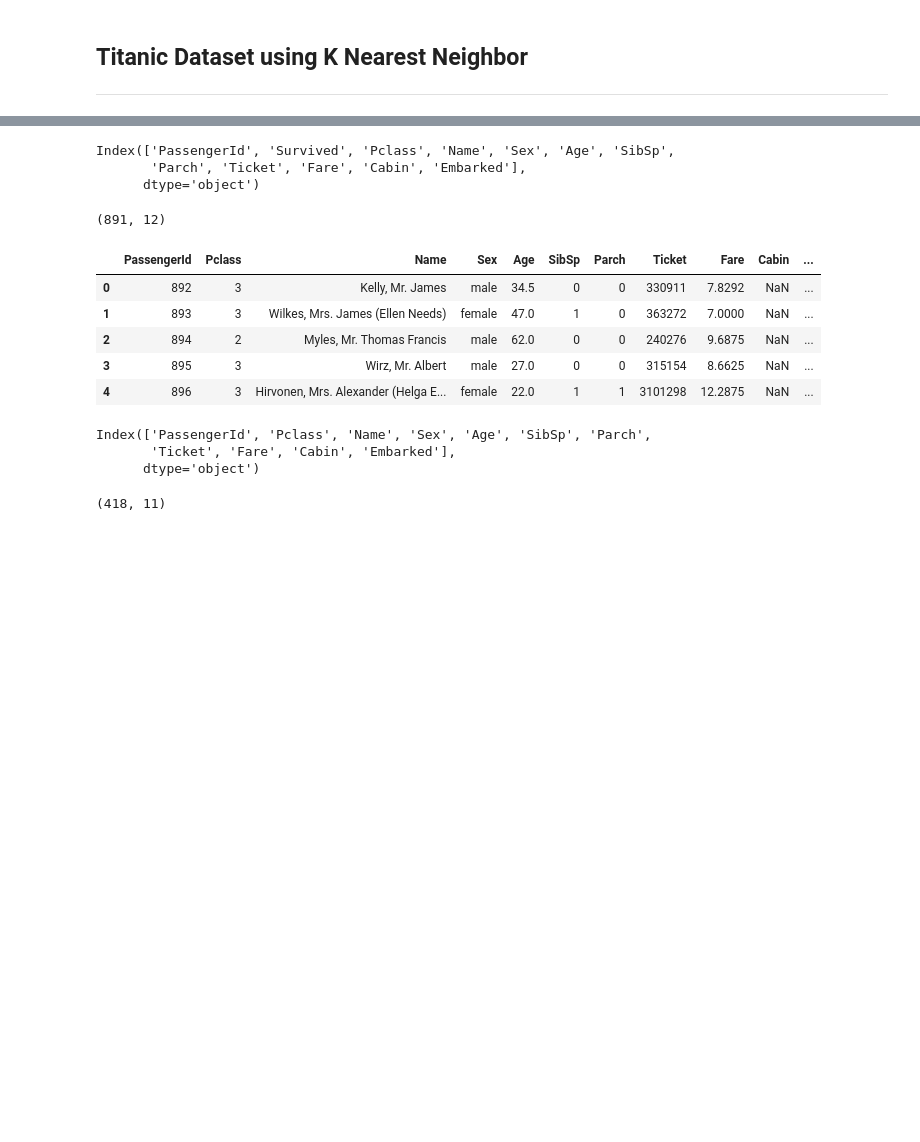
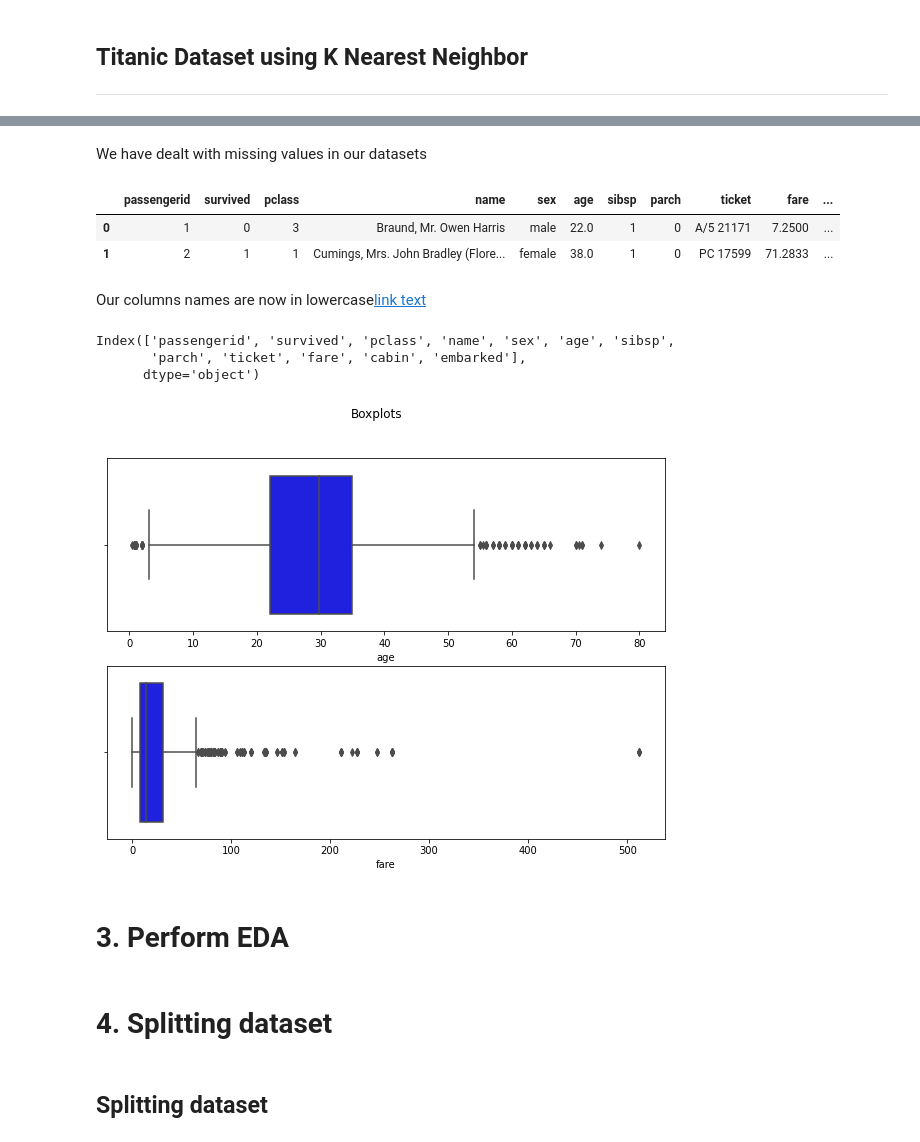
Before and after one commit to PrecyMaeMwanyungu/Performing_K-Nearest-Neighbors_-and_-Naive_Bayes_Classification_using_Scikit-learn, a Jupyter notebook: Week9_IP_Precy_Mae_(Dataset_1_KNN).ipynb, the cells around one changed output, grey strips where cells are left out. Saved outputs shown, nothing was run; the diff lists cells and outputs as text; code cells hidden in the pictures; blank space fills up the shorter version.

```diff
--- a/Week9_IP_Precy_Mae_(Dataset_1_KNN).ipynb
+++ b/Week9_IP_Precy_Mae_(Dataset_1_KNN).ipynb
@@ -26,0 +63,9 @@ train.head()
+# %%
+# Changing the column datatypes (object) of the data we'll be using into category
+train['Name'] = train.Name.astype('category')
+train['Sex'] = train.Sex.astype('category')
+train['Ticket'] = train.Ticket.astype('category')
+train['Cabin'] = train.Cabin.astype('category')
+train['Survived'] = train.Survived.astype('category')
+train['Embarked'] = train.Embarked.astype('category')
+train.dtypes
@@ -26,0 +120,10 @@ train.head()
+# %%
+# Filling missing values in train dataset
+#
+# Filling missing values in age with the mean
+train['Age']=train['Age'].fillna(train['Age'].mean())
+#
+# Filling missing values in cabin with the
+train['Cabin']=train['Cabin'].fillna(train['Cabin'].mode().iloc[0])
+#
+train['Embarked']=train['Embarked'].fillna(train['Embarked'].mode().iloc[0])
@@ -27,29 +168,31 @@ train.head()
+# %% [markdown]
+We have dealt with missing values in our datasets
+# %%
+# Data cleaning procedures, fixing column names
+#
+train.columns= train.columns.str.strip().str.lower().str.replace(' ','_')
+train.head(2)
+# %% [output]
+|  | passengerid | survived | pclass | name | sex | age | sibsp | parch | ticket | fare | ... |
+| 0 | 1 | 0 | 3 | Braund, Mr. Owen Harris | male | 22.0 | 1 | 0 | A/5 21171 | 7.2500 | ... |
+| 1 | 2 | 1 | 1 | Cumings, Mrs. John Bradley (Flore... | female | 38.0 | 1 | 0 | PC 17599 | 71.2833 | ... |
+# %% [markdown]
+Our columns names are now in lowercase[link text](https://)
 # %%
 train.columns
 # %% [output]
-Index(['PassengerId', 'Survived', 'Pclass', 'Name', 'Sex', 'Age', 'SibSp',
-       'Parch', 'Ticket', 'Fare', 'Cabin', 'Embarked'],
+Index(['passengerid', 'survived', 'pclass', 'name', 'sex', 'age', 'sibsp',
+       'parch', 'ticket', 'fare', 'cabin', 'embarked'],
       dtype='object')
-# %%
-train.shape
-# %% [output]
-(891, 12)
-# %%
-test.head()
-# %% [output]
-|  | PassengerId | Pclass | Name | Sex | Age | SibSp | Parch | Ticket | Fare | Cabin | ... |
-| 0 | 892 | 3 | Kelly, Mr. James | male | 34.5 | 0 | 0 | 330911 | 7.8292 | NaN | ... |
-| 1 | 893 | 3 | Wilkes, Mrs. James (Ellen Needs) | female | 47.0 | 1 | 0 | 363272 | 7.0000 | NaN | ... |
-| 2 | 894 | 2 | Myles, Mr. Thomas Francis | male | 62.0 | 0 | 0 | 240276 | 9.6875 | NaN | ... |
-| 3 | 895 | 3 | Wirz, Mr. Albert | male | 27.0 | 0 | 0 | 315154 | 8.6625 | NaN | ... |
-| 4 | 896 | 3 | Hirvonen, Mrs. Alexander (Helga E... | female | 22.0 | 1 | 1 | 3101298 | 12.2875 | NaN | ... |
-# %%
-test.columns
-# %% [output]
-Index(['PassengerId', 'Pclass', 'Name', 'Sex', 'Age', 'SibSp', 'Parch',
-       'Ticket', 'Fare', 'Cabin', 'Embarked'],
-      dtype='object')
-# %%
-test.shape
-# %% [output]
-(418, 11)
+# %%
+# Checking for outliers
+fig, ((ax1),(ax2)) = plt.subplots(2 ,figsize=(10, 7))
+fig.suptitle('Boxplots')
+print('\n')
+sns.boxplot(train['age'], ax=ax1, color='blue')
+sns.boxplot(train['fare'], ax=ax2, color='blue')
+
+
+plt.show()
+# %% [output]
+[figure, added]
@@ -55,0 +203,6 @@ test.shape
+# %% [markdown]
+# **3. Perform EDA**
+# %% [markdown]
+# **4. Splitting dataset**
+# %% [markdown]
+## Splitting dataset
```
Also changed, not shown: parts of 38 cells of this notebook.
